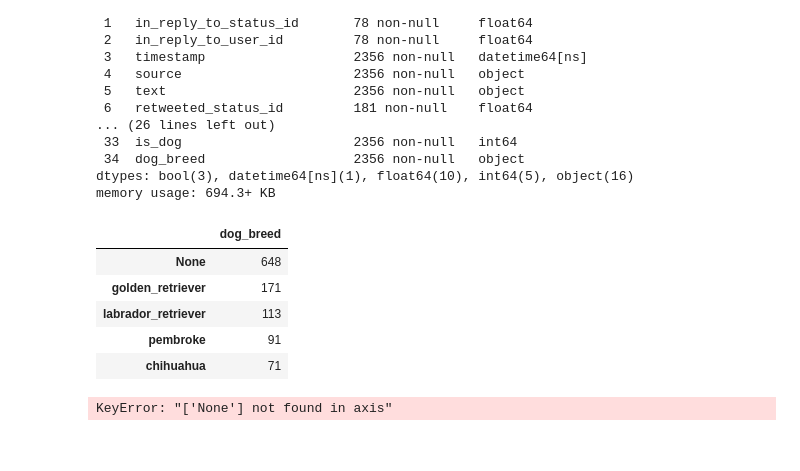
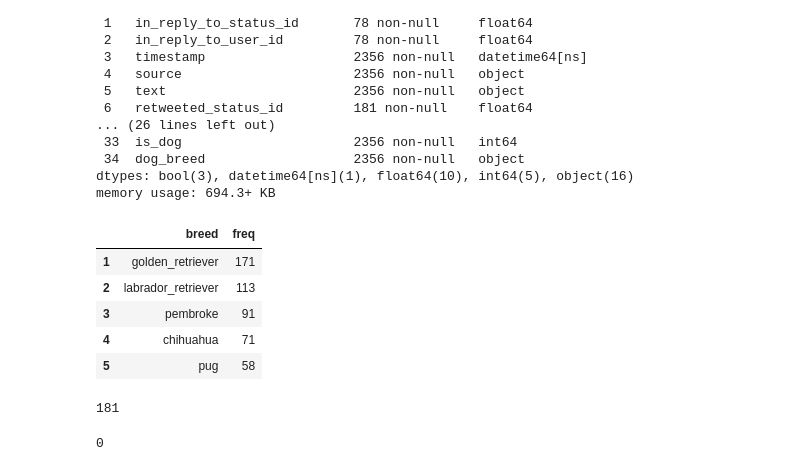
Before and after one commit to alf808/doggie-tweets, a Jupyter notebook: wrangle_act.ipynb, the cells around one changed output. Drawn from its saved outputs; the diff is of its cells as text; code cells hidden in the pictures.

```diff
--- a/wrangle_act.ipynb
+++ b/wrangle_act.ipynb
@@ -991,13 +992,18 @@ breeds_df = pred_df.dog_breed.value_counts().to_frame()
+# %%
+breeds = pred_df.dog_breed.value_counts().rename_axis('breed').reset_index(name='freq')
+# %%
+breeds.drop(0, axis=0, inplace=True) # drop the None breed
 # %%
-breeds_df.head()
+breeds.head()
 # %% [output]
-|  | dog_breed |
-| None | 648 |
-| golden_retriever | 171 |
-| labrador_retriever | 113 |
-| pembroke | 91 |
-| chihuahua | 71 |
+|  | breed | freq |
+| 1 | golden_retriever | 171 |
+| 2 | labrador_retriever | 113 |
+| 3 | pembroke | 91 |
+| 4 | chihuahua | 71 |
+| 5 | pug | 58 |
-# %%
-breeds_df = breeds_df.drop("None", axis=0)
-# %% [output]
-KeyError: "['None'] not found in axis"
+# %%
+#pred_df[pred_df.retweeted_status_id.notnull()].count()['tweet_id']
+pred_df[pred_df.retweeted_status_id.notnull()].count()['tweet_id']
+# %% [output]
+181
@@ -1003,0 +1013,4 @@ KeyError: "['None'] not found in axis"
+# %%
+pred_df[pred_df.retweeted_status_id.notnull()].count()['tweet_id']
+# %% [output]
+0
```
Also changed, not shown: parts of 9 cells of this notebook.
